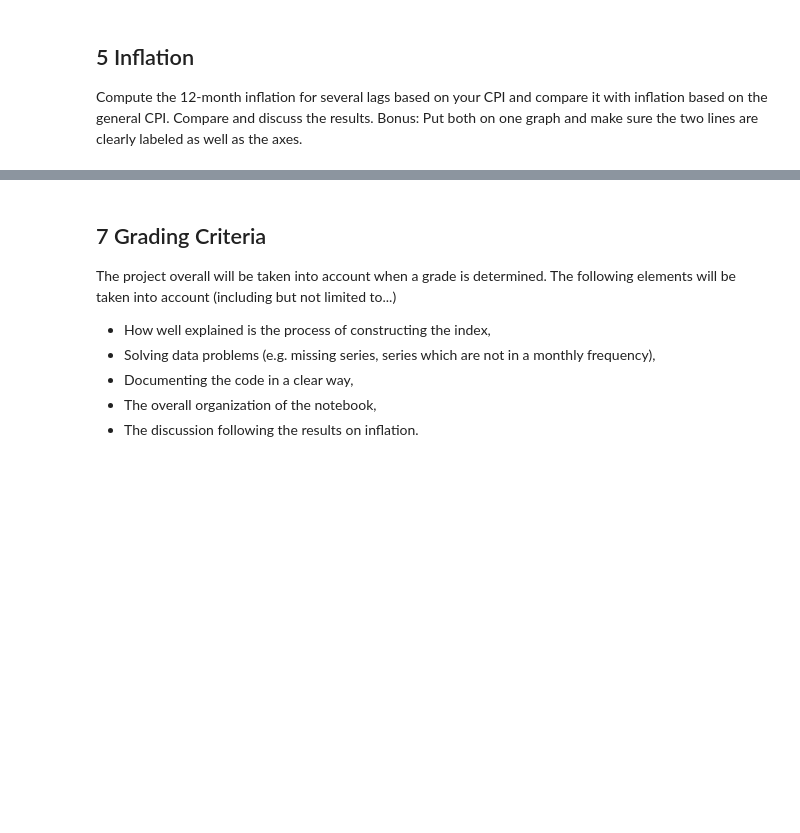
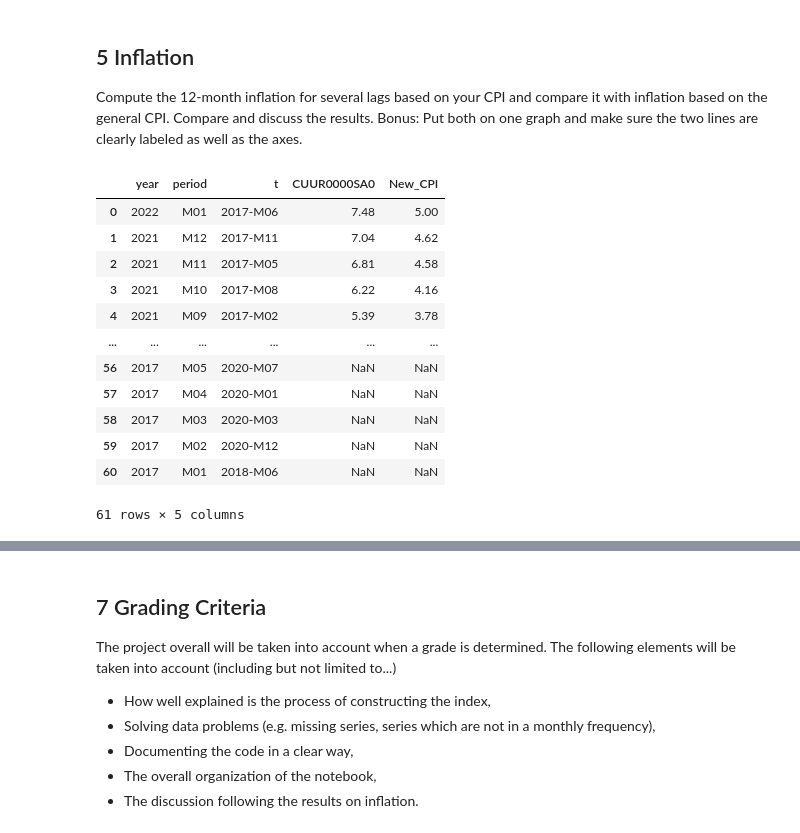
Before and after one commit to mpaertteirn/CPI_Project, a Jupyter notebook: CPI_Project.ipynb, the cells around one changed output, grey strips where cells are left out. Saved outputs shown, nothing was run; the diff lists cells and outputs as text; code cells hidden in the pictures; blank space fills up the shorter version.

```diff
--- a/CPI_Project.ipynb
+++ b/CPI_Project.ipynb
@@ -166,3 +213,52 @@ Compute your version of the CPI based on the weights in 2.3.
 ## 5 Inflation
 Compute the 12-month inflation for several lags based on your CPI and compare it with inflation based on the general CPI. Compare and discuss the results.
 Bonus: Put both on one graph and make sure the two lines are clearly labeled as well as the axes.
+# %%
+def inflation(df):
+    # This function will make a new dataframe that outputs 12-month inflations for every
+    # lag possible with the given data output by. the previous CPI function
+
+    #indexes for general and new CPIs for below i-for loop, which will always be in
+    #the 2 and -1 position for this notebook based on the previous CPI function output
+    loop = (2,-1)
+
+    d = {}
+    d2 = {}
+    df2=pd.DataFrame(data=df[['year','period']], index=(range(0,len(df[basket[0]]))), columns = df.columns[0:2])
+
+    d=list()
+    for k in (set(df['year'])):
+        for l in (set(df['period'])):
+            d.append(k+"-"+l)
+    df2['t']=pd.Series(d)
+
+    for i in loop:
+        d2[df.columns[i]]=list()
+        for j in range(0,(len(df[df.columns[i]]))):
+            if j+12 <= len(df[df.columns[i]])-1:
+                new = float(df[df.columns[i]][j])
+                old = float(df[df.columns[i]][j+12])
+                change = round((new/old-1)*100,2)
+                d2[df.columns[i]].append(change)
+
+        df2[df.columns[i]]=pd.Series(d2[df.columns[i]])
+
+    return df2
+# %%
+#pd.set_option('display.max_rows', None)
+data3 = inflation(data2)
+data3
+# %% [output]
+|  | year | period | t | CUUR0000SA0 | New_CPI |
+| 0 | 2022 | M01 | 2017-M06 | 7.48 | 5.00 |
+| 1 | 2021 | M12 | 2017-M11 | 7.04 | 4.62 |
+| 2 | 2021 | M11 | 2017-M05 | 6.81 | 4.58 |
+| 3 | 2021 | M10 | 2017-M08 | 6.22 | 4.16 |
+| 4 | 2021 | M09 | 2017-M02 | 5.39 | 3.78 |
+| ... | ... | ... | ... | ... | ... |
+| 56 | 2017 | M05 | 2020-M07 | NaN | NaN |
+| 57 | 2017 | M04 | 2020-M01 | NaN | NaN |
+| 58 | 2017 | M03 | 2020-M03 | NaN | NaN |
+| 59 | 2017 | M02 | 2020-M12 | NaN | NaN |
+| 60 | 2017 | M01 | 2018-M06 | NaN | NaN |
+61 rows × 5 columns
```
Also changed, not shown: parts of 11 cells of this notebook.
